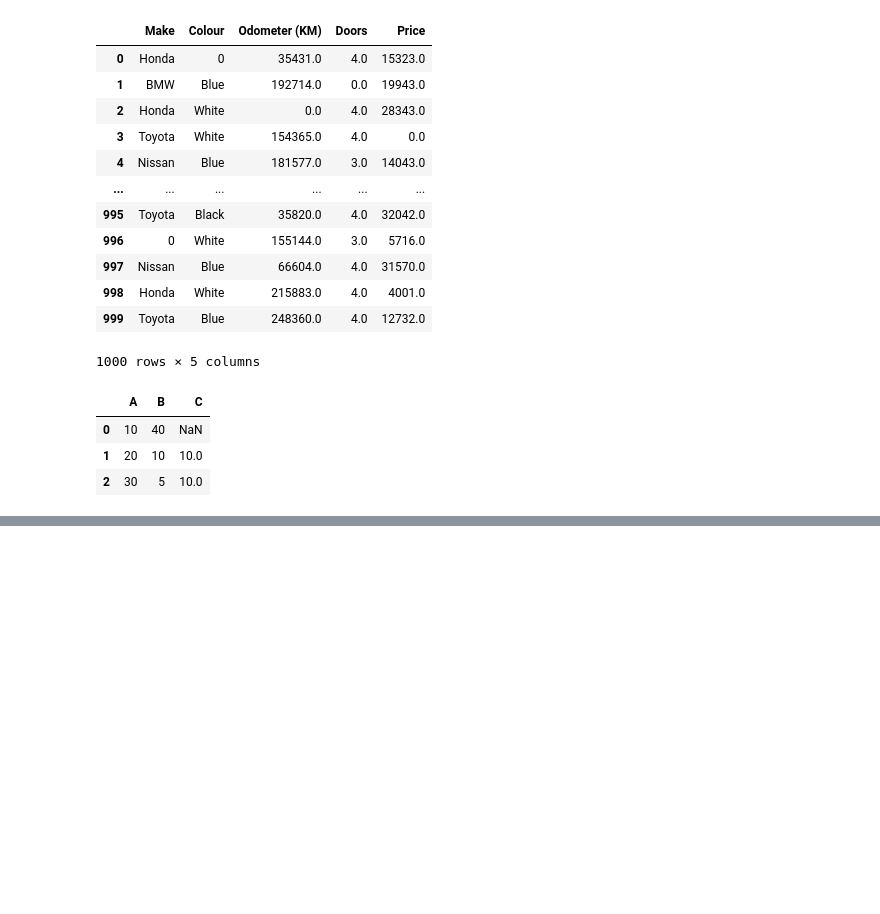
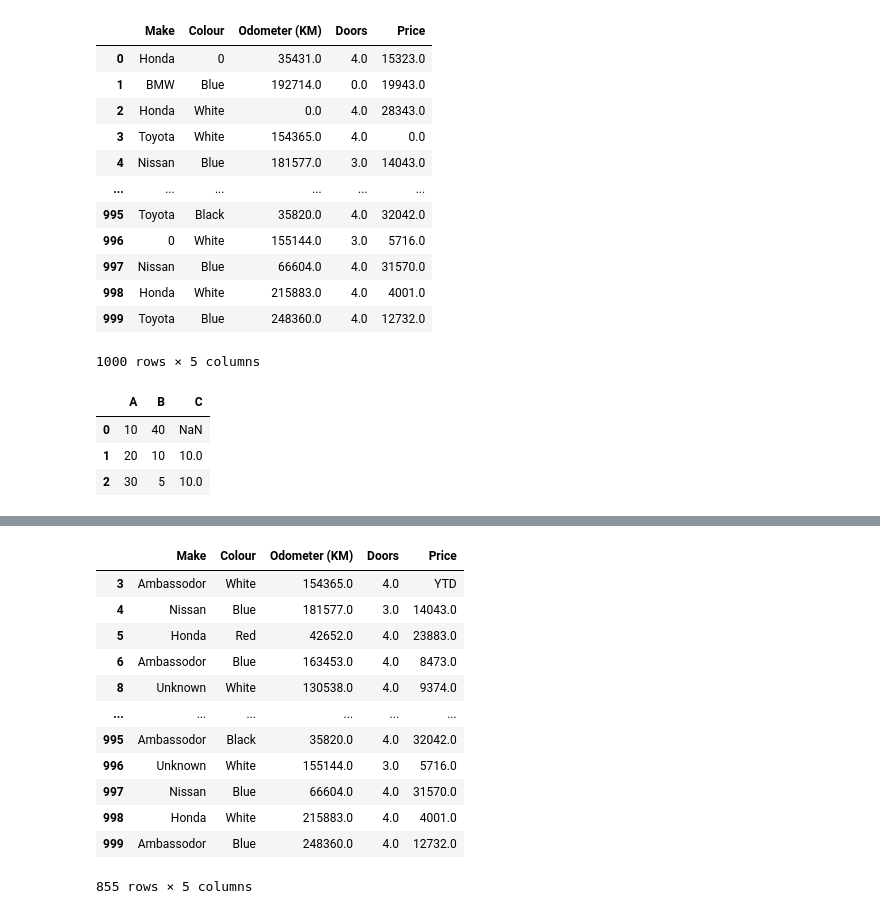
Before and after one commit to AbilashSP10/Python_Learning, a Jupyter notebook: Pandas/Pandas_Learn.ipynb, the cells around one changed output, grey strips where cells are left out. Cells and saved outputs as stored; diff of their text form; code cells hidden in the pictures; blank space fills up the shorter version.

```diff
--- a/Pandas/Pandas_Learn.ipynb
+++ b/Pandas/Pandas_Learn.ipynb
@@ -287,0 +331,24 @@ df
+# %%
+df = pd.read_csv("car-sales-extended-missing-data.csv")
+df.dropna(subset=["Colour","Odometer (KM)","Doors"],inplace=True)
+df.fillna({"Make": "Unknown", "Price": "YTD"},inplace=True) # For mentioned column having null values
+# df.fillna("YTD",inplace=True) #For whole column with null values
+df.loc[df['Make']=='Toyota', 'Make'] = 'Ambassodor'
+
+df
+
+# df
+# %% [output]
+|  | Make | Colour | Odometer (KM) | Doors | Price |
+| 3 | Ambassodor | White | 154365.0 | 4.0 | YTD |
+| 4 | Nissan | Blue | 181577.0 | 3.0 | 14043.0 |
+| 5 | Honda | Red | 42652.0 | 4.0 | 23883.0 |
+| 6 | Ambassodor | Blue | 163453.0 | 4.0 | 8473.0 |
+| 8 | Unknown | White | 130538.0 | 4.0 | 9374.0 |
+| ... | ... | ... | ... | ... | ... |
+| 995 | Ambassodor | Black | 35820.0 | 4.0 | 32042.0 |
+| 996 | Unknown | White | 155144.0 | 3.0 | 5716.0 |
+| 997 | Nissan | Blue | 66604.0 | 4.0 | 31570.0 |
+| 998 | Honda | White | 215883.0 | 4.0 | 4001.0 |
+| 999 | Ambassodor | Blue | 248360.0 | 4.0 | 12732.0 |
+855 rows × 5 columns
```
Also changed, not shown: parts of 5 cells of this notebook, 1 other file.
